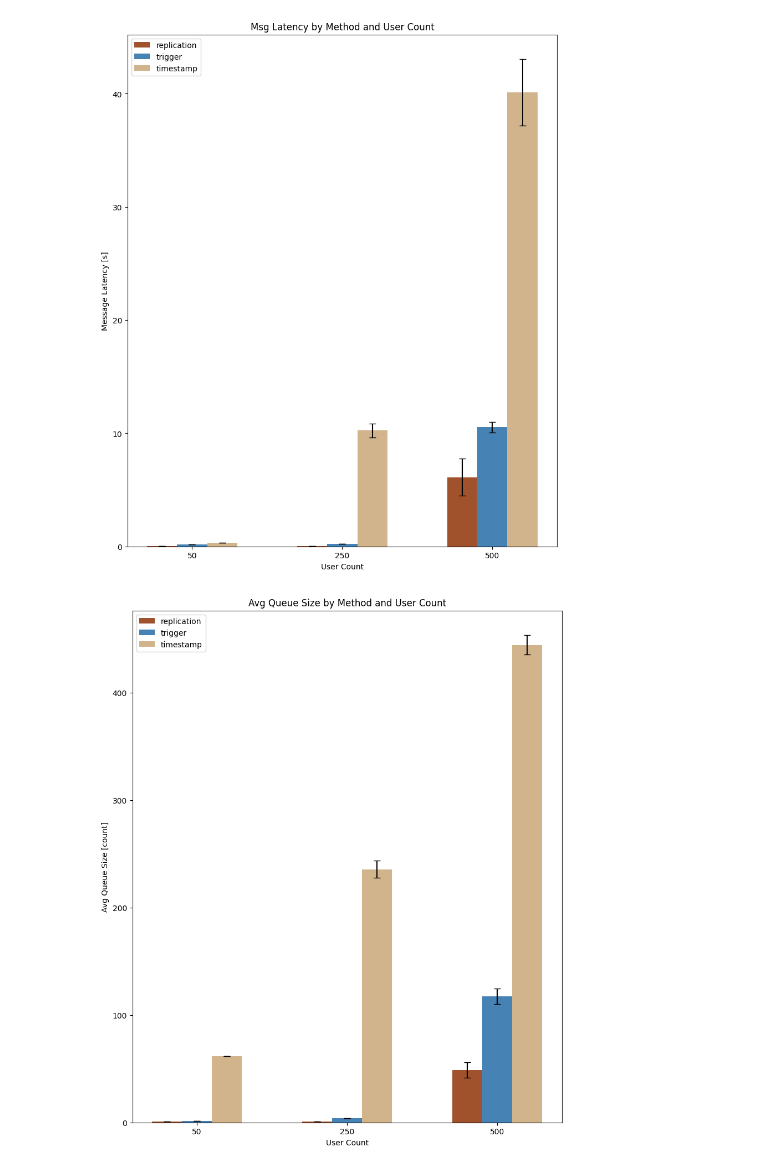
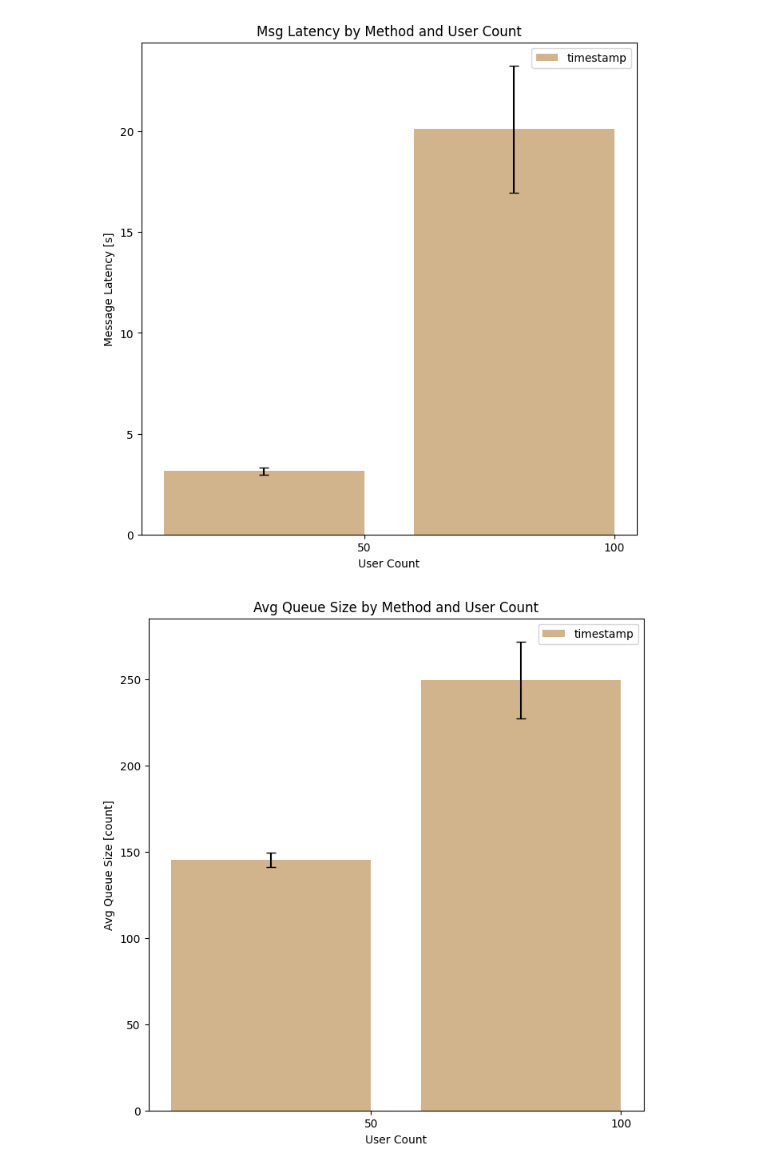
Before and after one commit to max-pfi/bachelor-thesis, a Jupyter notebook: testing/analysis/load-test-analysis.ipynb, the cells around one changed output. Cells and saved outputs as stored; diff of their text form; code cells hidden in the pictures.

Commit message:
Add and improve analysis scripts

```diff
--- a/testing/analysis/load-test-analysis.ipynb
+++ b/testing/analysis/load-test-analysis.ipynb
@@ -21,30 +6,45 @@ color_map = {
+# %%
+df = pd.read_csv("summary_data/load_replicaton_260/analysis_all.csv")
+# %%
+metrics = ['msg_latency', 'avg_queue_size', 'peak_queue_size']
+methods = ['timestamp']
+user_counts = [50, 100]
+
+# group data by method and user count
+grouped = df.groupby(['method', 'user_count']).agg(['mean', 'std'])
+
+color_map = {
+    'replication': 'sienna',
+    'trigger': 'steelblue',
+    'timestamp': 'tan'
+}
 # %%
 for metric in metrics:
-    fig, ax = plt.subplots(figsize=(10, 12))
-    width = 0.2
+    fig, ax = plt.subplots(figsize=(8, 8))
+    width = 0.8
 
     x = np.arange(len(user_counts))
 
     for i, method in enumerate(methods):
         avg = [grouped.loc[(method, user_count)][(metric, 'mean')] for user_count in user_counts]
         stds = [grouped.loc[(method, user_count)][(metric, 'std')] for user_count in user_counts]
 
         ax.bar(x + i * width, avg, yerr=stds, width=width, label=method, capsize=4, color=color_map[method])
 
-    ax.set_xticks(x + width)
+    ax.set_xticks(x + width / 2)
     ax.set_xticklabels(user_counts)
     ax.set_xlabel('User Count')
     if metric == 'msg_latency':
         ax.set_ylabel('Message Latency [s]')
         ax.yaxis.set_major_formatter(FuncFormatter(lambda x, _: f'{x / 1000:.0f}'))
     elif metric == 'avg_queue_size':
         ax.set_ylabel('Avg Queue Size [count]')
     elif metric == 'peak_queue_size':
         ax.set_ylabel('Peak Queue Size [count]')
     ax.set_title(f'{metric.replace("_", " ").title()} by Method and User Count')
     ax.legend()
 
     plt.show()
 # %% [output]
-[figure, old version]
+[figure, new version]
-[figure, old version]
+[figure, new version]
```
Also changed, not shown: parts of 3 cells of this notebook, 2 other files.
